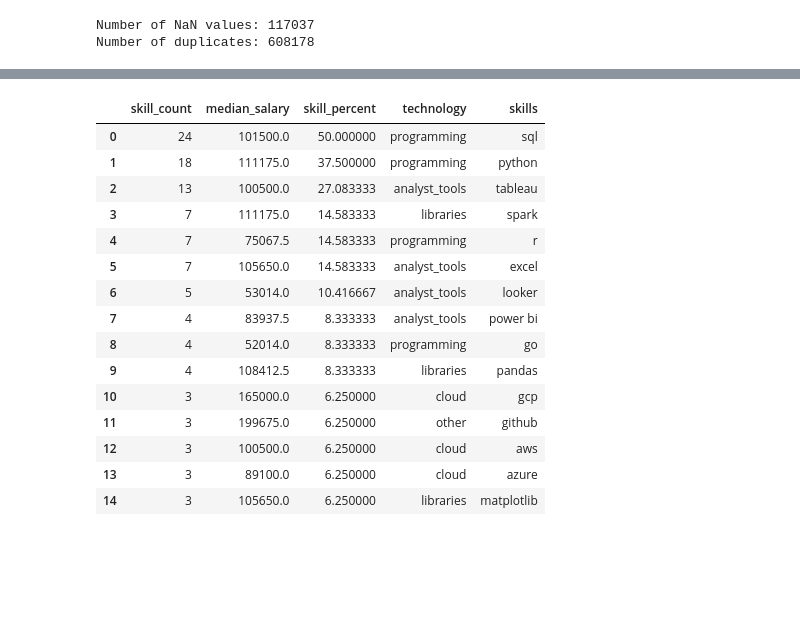
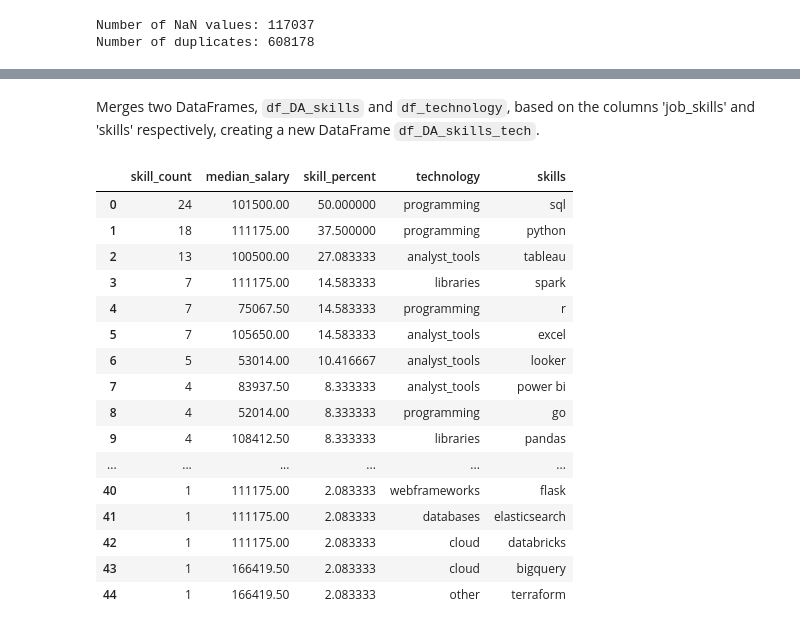
Before and after one commit to Ol11nyk/Python_Data_Project, a Jupyter notebook: Project/5_Optimal_Skill.ipynb, the cells around one changed output, grey strips where cells are left out. Cells and saved outputs as stored; diff of their text form; code cells hidden in the pictures; blank space fills up the shorter version.

```diff
--- a/Project/5_Optimal_Skill.ipynb
+++ b/Project/5_Optimal_Skill.ipynb
@@ -186,20 +214,26 @@ df_technology
 256 rows × 2 columns
+# %% [markdown]
+Merges two DataFrames, `df_DA_skills` and `df_technology`, based on the columns
+'job_skills' and 'skills' respectively, creating a new DataFrame `df_DA_skills_tech`.
 # %%
-df_DA_skills_high_demand.merge(df_technology, left_on='job_skills', right_on='skills')
+df_DA_skills_tech = df_DA_skills.merge(df_technology, left_on='job_skills', right_on='skills')
+
+df_DA_skills_tech
 # %% [output]
 |  | skill_count | median_salary | skill_percent | technology | skills |
-| 0 | 24 | 101500.0 | 50.000000 | programming | sql |
-| 1 | 18 | 111175.0 | 37.500000 | programming | python |
-| 2 | 13 | 100500.0 | 27.083333 | analyst_tools | tableau |
-| 3 | 7 | 111175.0 | 14.583333 | libraries | spark |
-| 4 | 7 | 75067.5 | 14.583333 | programming | r |
-| 5 | 7 | 105650.0 | 14.583333 | analyst_tools | excel |
-| 6 | 5 | 53014.0 | 10.416667 | analyst_tools | looker |
-| 7 | 4 | 83937.5 | 8.333333 | analyst_tools | power bi |
-| 8 | 4 | 52014.0 | 8.333333 | programming | go |
-| 9 | 4 | 108412.5 | 8.333333 | libraries | pandas |
-| 10 | 3 | 165000.0 | 6.250000 | cloud | gcp |
-| 11 | 3 | 199675.0 | 6.250000 | other | github |
-| 12 | 3 | 100500.0 | 6.250000 | cloud | aws |
-| 13 | 3 | 89100.0 | 6.250000 | cloud | azure |
-| 14 | 3 | 105650.0 | 6.250000 | libraries | matplotlib |
+| 0 | 24 | 101500.00 | 50.000000 | programming | sql |
+| 1 | 18 | 111175.00 | 37.500000 | programming | python |
+| 2 | 13 | 100500.00 | 27.083333 | analyst_tools | tableau |
+| 3 | 7 | 111175.00 | 14.583333 | libraries | spark |
+| 4 | 7 | 75067.50 | 14.583333 | programming | r |
+| 5 | 7 | 105650.00 | 14.583333 | analyst_tools | excel |
+| 6 | 5 | 53014.00 | 10.416667 | analyst_tools | looker |
+| 7 | 4 | 83937.50 | 8.333333 | analyst_tools | power bi |
+| 8 | 4 | 52014.00 | 8.333333 | programming | go |
+| 9 | 4 | 108412.50 | 8.333333 | libraries | pandas |
+| ... | ... | ... | ... | ... | ... |
+| 40 | 1 | 111175.00 | 2.083333 | webframeworks | flask |
+| 41 | 1 | 111175.00 | 2.083333 | databases | elasticsearch |
+| 42 | 1 | 111175.00 | 2.083333 | cloud | databricks |
+| 43 | 1 | 166419.50 | 2.083333 | cloud | bigquery |
+| 44 | 1 | 166419.50 | 2.083333 | other | terraform |
```
Also changed, not shown: parts of 18 cells of this notebook, 7 other files.
